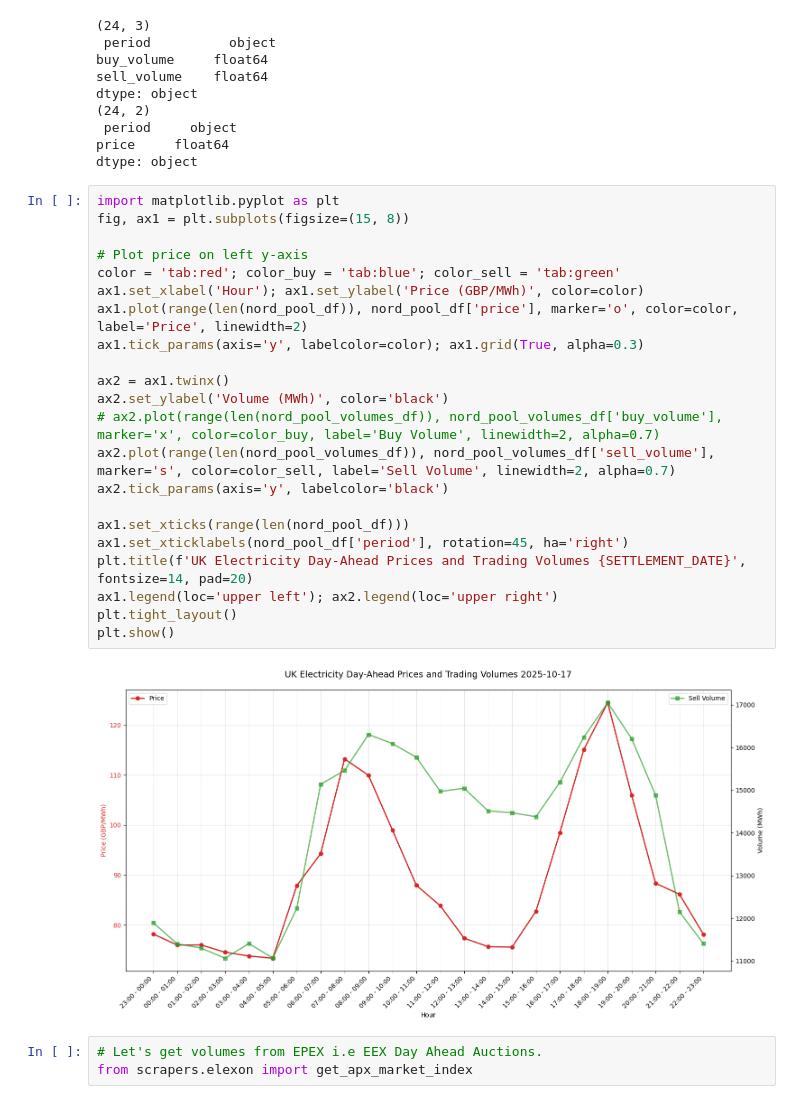
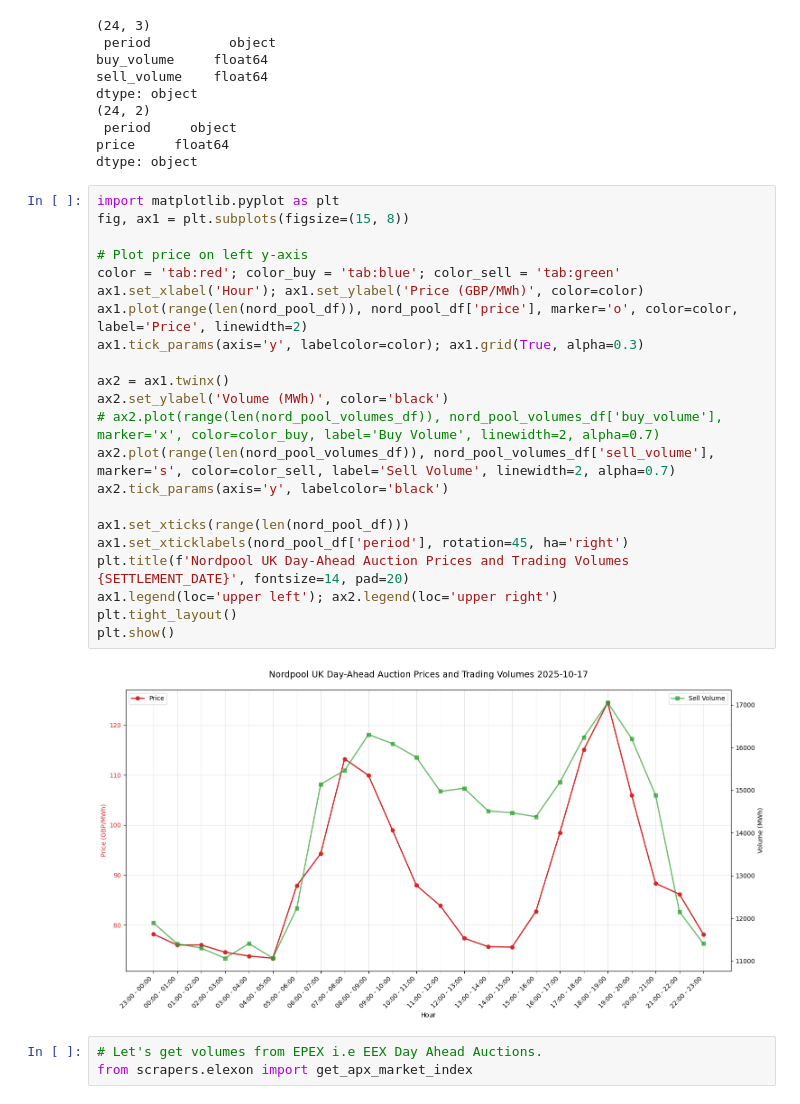
Before and after one commit to watsonam/watsonam.github.io, a Jupyter notebook: power_research/demand_data.ipynb, the cells around one changed output. Drawn from its saved outputs; the diff is of its cells as text.

```diff
--- a/power_research/demand_data.ipynb
+++ b/power_research/demand_data.ipynb
@@ -152,27 +168,27 @@ dtype: object
 # %%
 import matplotlib.pyplot as plt
 fig, ax1 = plt.subplots(figsize=(15, 8))
 
 # Plot price on left y-axis
 color = 'tab:red'; color_buy = 'tab:blue'; color_sell = 'tab:green'
 ax1.set_xlabel('Hour'); ax1.set_ylabel('Price (GBP/MWh)', color=color)
 ax1.plot(range(len(nord_pool_df)), nord_pool_df['price'], marker='o', color=color, label='Price', linewidth=2)
 ax1.tick_params(axis='y', labelcolor=color); ax1.grid(True, alpha=0.3)
 
 ax2 = ax1.twinx()
 ax2.set_ylabel('Volume (MWh)', color='black')
 # ax2.plot(range(len(nord_pool_volumes_df)), nord_pool_volumes_df['buy_volume'], marker='x', color=color_buy, label='Buy Volume', linewidth=2, alpha=0.7)
 ax2.plot(range(len(nord_pool_volumes_df)), nord_pool_volumes_df['sell_volume'], marker='s', color=color_sell, label='Sell Volume', linewidth=2, alpha=0.7)
 ax2.tick_params(axis='y', labelcolor='black')
 
 ax1.set_xticks(range(len(nord_pool_df)))
 ax1.set_xticklabels(nord_pool_df['period'], rotation=45, ha='right')
-plt.title(f'UK Electricity Day-Ahead Prices and Trading Volumes {SETTLEMENT_DATE}', fontsize=14, pad=20)
+plt.title(f'Nordpool UK Day-Ahead Auction Prices and Trading Volumes {SETTLEMENT_DATE}', fontsize=14, pad=20)
 ax1.legend(loc='upper left'); ax2.legend(loc='upper right')
 plt.tight_layout()
 plt.show()
 # %% [output]
-[figure, old version]
+[figure, new version]
 # %%
 # Let's get volumes from EPEX i.e EEX Day Ahead Auctions.
 from scrapers.elexon import get_apx_market_index
```
Also changed, not shown: parts of 8 cells of this notebook, 2 other files.
